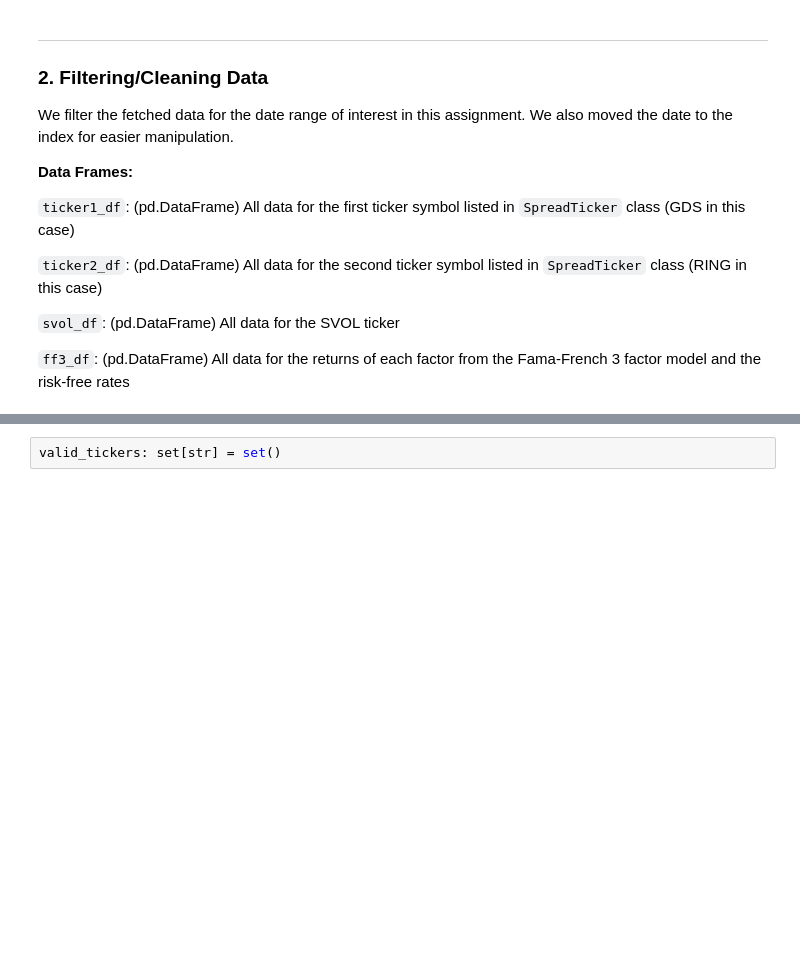
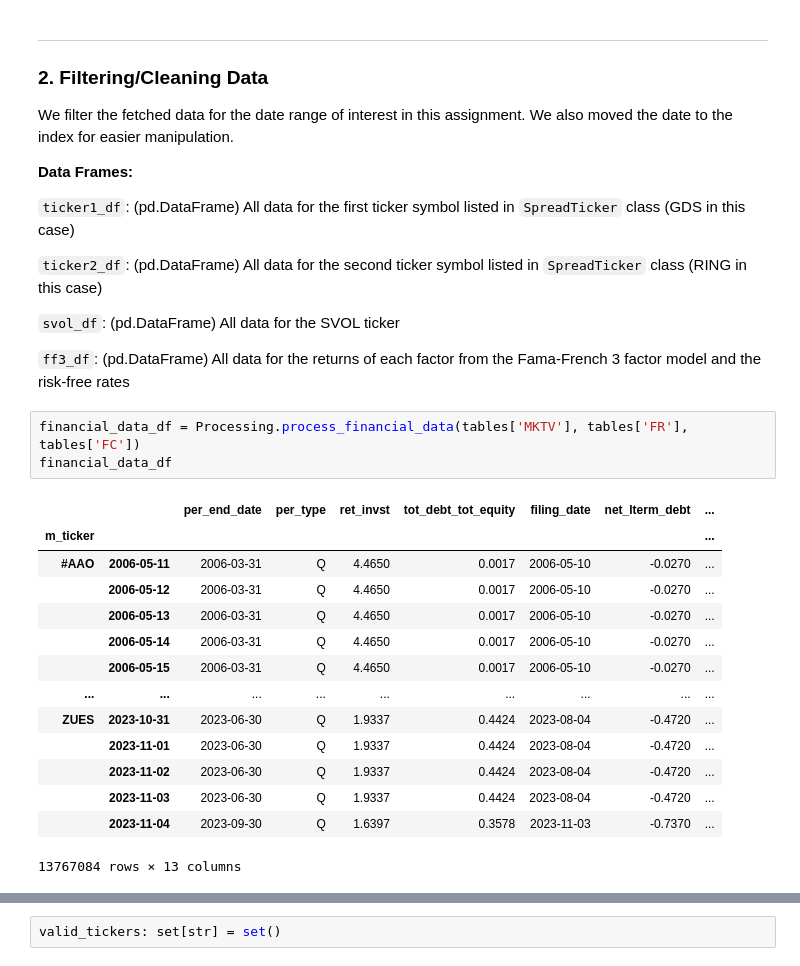
Before and after one commit to MrHumble-Bee/quantitative_trading_strategies, a Jupyter notebook: hw3_financialratioquantiles/hw3_financialratioquantiles.ipynb, the cells around one changed output, grey strips where cells are left out. Cells and saved outputs as stored; diff of their text form; blank space fills up the shorter version.

```diff
--- a/hw3_financialratioquantiles/hw3_financialratioquantiles.ipynb
+++ b/hw3_financialratioquantiles/hw3_financialratioquantiles.ipynb
@@ -726,3 +793,21 @@ We filter the fetched data for the date range of interest in this assignment. We
 `svol_df`: (pd.DataFrame) All data for the SVOL ticker
 
 `ff3_df`: (pd.DataFrame) All data for the returns of each factor from the Fama-French 3 factor model and the risk-free rates
+# %%
+financial_data_df = Processing.process_financial_data(tables['MKTV'], tables['FR'], tables['FC'])
+financial_data_df
+# %% [output]
+|  |  | per_end_date | per_type | ret_invst | tot_debt_tot_equity | filing_date | net_lterm_debt | ... |
+| m_ticker |  |  |  |  |  |  |  | ... |
+| #AAO | 2006-05-11 | 2006-03-31 | Q | 4.4650 | 0.0017 | 2006-05-10 | -0.0270 | ... |
+|  | 2006-05-12 | 2006-03-31 | Q | 4.4650 | 0.0017 | 2006-05-10 | -0.0270 | ... |
+|  | 2006-05-13 | 2006-03-31 | Q | 4.4650 | 0.0017 | 2006-05-10 | -0.0270 | ... |
+|  | 2006-05-14 | 2006-03-31 | Q | 4.4650 | 0.0017 | 2006-05-10 | -0.0270 | ... |
+|  | 2006-05-15 | 2006-03-31 | Q | 4.4650 | 0.0017 | 2006-05-10 | -0.0270 | ... |
+| ... | ... | ... | ... | ... | ... | ... | ... | ... |
+| ZUES | 2023-10-31 | 2023-06-30 | Q | 1.9337 | 0.4424 | 2023-08-04 | -0.4720 | ... |
+|  | 2023-11-01 | 2023-06-30 | Q | 1.9337 | 0.4424 | 2023-08-04 | -0.4720 | ... |
+|  | 2023-11-02 | 2023-06-30 | Q | 1.9337 | 0.4424 | 2023-08-04 | -0.4720 | ... |
+|  | 2023-11-03 | 2023-06-30 | Q | 1.9337 | 0.4424 | 2023-08-04 | -0.4720 | ... |
+|  | 2023-11-04 | 2023-09-30 | Q | 1.6397 | 0.3578 | 2023-11-03 | -0.7370 | ... |
+13767084 rows × 13 columns
```
Also changed, not shown: parts of 14 cells of this notebook.
